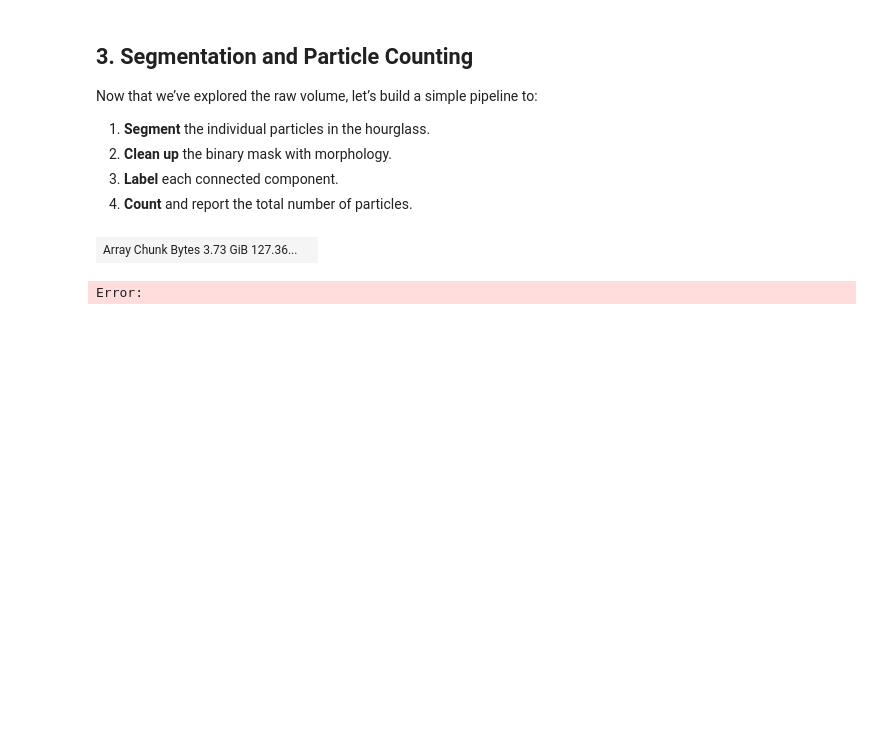
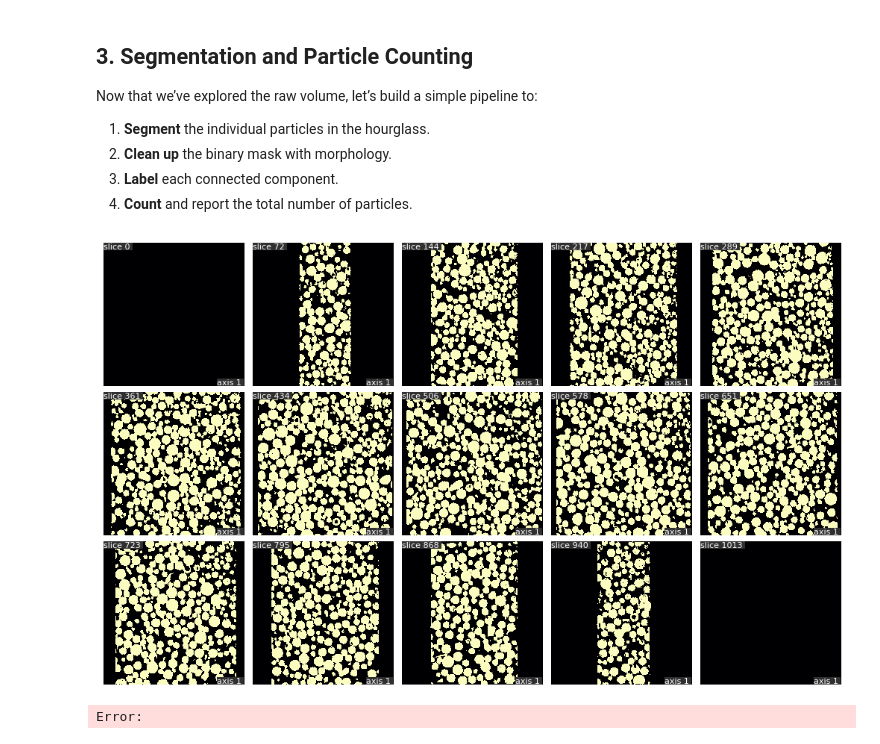
Before and after one commit to qim-center/qim3d, a Jupyter notebook: docs/notebooks/Hourglass_image_analysis.ipynb, the cells around one changed output. Drawn from its saved outputs; the diff is of its cells as text; code cells hidden in the pictures; blank space fills up the shorter version.

```diff
--- a/docs/notebooks/Hourglass_image_analysis.ipynb
+++ b/docs/notebooks/Hourglass_image_analysis.ipynb
@@ -35,5 +35,5 @@ Sponge.Sponge                                     (1.12GB)
 # %% [markdown]
 Once you know the name of the file you want, you can load it with a single call. Here we choose the Hourglass example, passing load_file=True to download and instantiate it immediately.
 # %%
-data = downloader.Hourglass.Hourglass(load_file=True)
+data = downloader.Hourglass.Hourglass_4X_80kV_Air_9s_1_97um(load_file=True)
 # %% [output]
@@ -106,9 +111,10 @@ Now that we’ve explored the raw volume, let’s build a simple pipeline to:
 2. **Clean up** the binary mask with morphology.
 3. **Label** each connected component.
 4. **Count** and report the total number of particles.
-# %%
-data_da = da.from_array(data)
-data_da
-# %% [output]
-| Array Chunk Bytes 3.73 GiB 127.36... |  |
-Error:
+# %%
+bin_vol = qim3d.filters.gaussian(data, sigma = 2)>17000
+
+fig1 = qim3d.viz.slices_grid(bin_vol, slice_axis=1, display_figure=True)
+# %% [output]
+[figure, added]
+Error:
```
Also changed, not shown: parts of 6 cells of this notebook.
